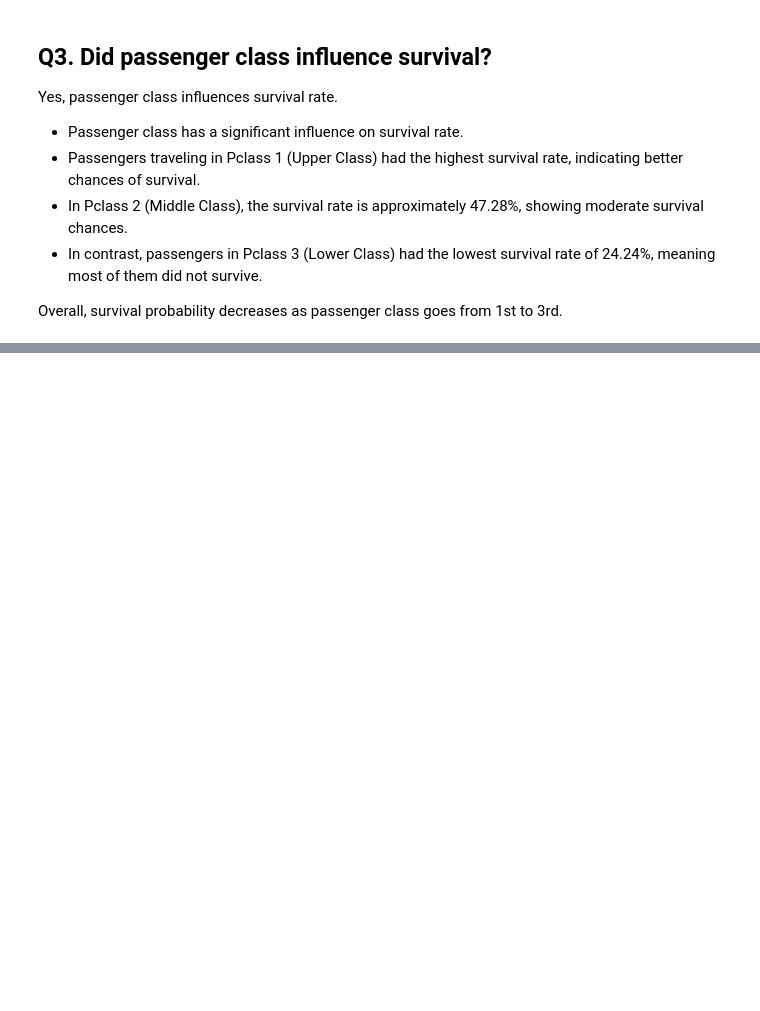
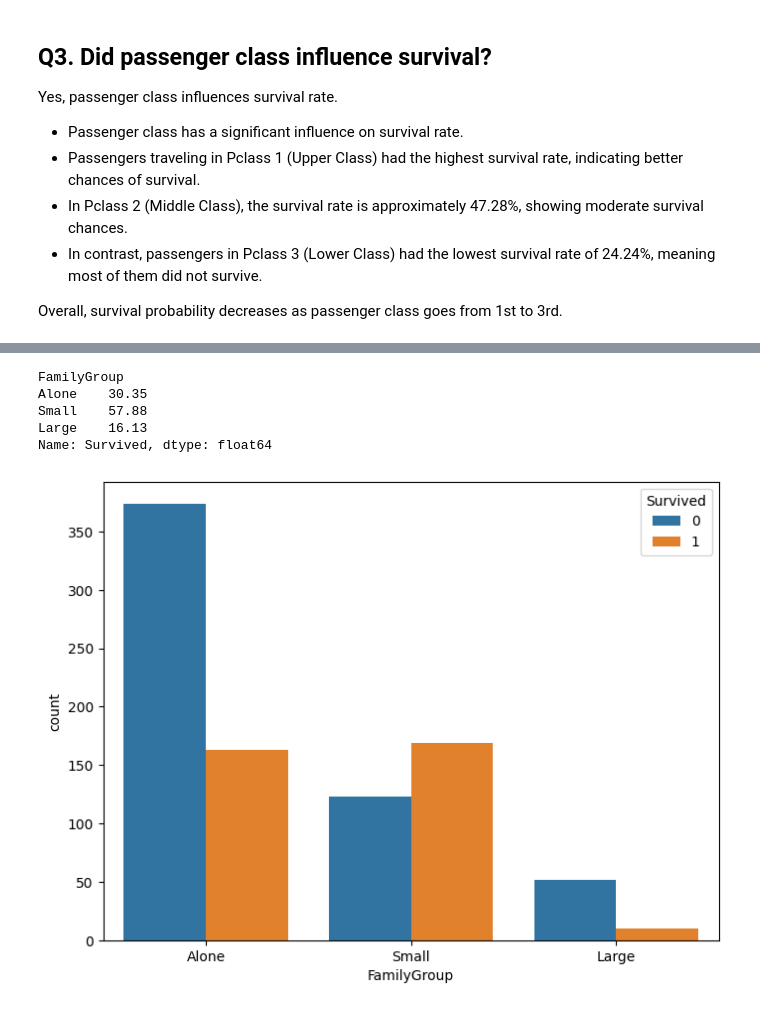
Before and after one commit to CodebySiyam/Hands-On-Data-Analysis-and-ML, a Jupyter notebook: titanic-survival-analysis/titanic_logistic_regression.ipynb, the cells around one changed output, grey strips where cells are left out. Saved outputs shown, nothing was run; the diff lists cells and outputs as text; code cells hidden in the pictures; blank space fills up the shorter version.

Commit message:
complete data analysis part

```diff
--- a/titanic-survival-analysis/titanic_logistic_regression.ipynb
+++ b/titanic-survival-analysis/titanic_logistic_regression.ipynb
@@ -398,3 +399,9 @@ Yes, passenger class influences survival rate.
  - In contrast, passengers in Pclass 3 (Lower Class) had the lowest survival rate of 24.24%, meaning most of them did not survive.
 
 Overall, survival probability decreases as passenger class goes from 1st to 3rd.
+# %%
+# create a new column 'Family_size' with add 'SibSp' and 'Parch'
+df['Family_size'] = df['SibSp'] + df['Parch']
+# %%
+# drop SibSp and Parch columns
+df.drop(columns=['SibSp','Parch'], inplace=True)
@@ -400,0 +412,7 @@ Overall, survival probability decreases as passenger class goes from 1st to 3rd.
+# %%
+# create new column 'FamilyGroup' according to family size
+df['FamilyGroup'] = pd.cut(
+    df['Family_size'],
+    bins=[-1, 0, 3, 10],
+    labels=['Alone', 'Small', 'Large']
+)
@@ -400,0 +428,16 @@ Overall, survival probability decreases as passenger class goes from 1st to 3rd.
+# %%
+# find survival rate for different family size
+np.round(df.groupby('FamilyGroup')['Survived'].mean()*100, 2)
+# %% [output]
+FamilyGroup
+Alone    30.35
+Small    57.88
+Large    16.13
+Name: Survived, dtype: float64
+# %%
+# number of survivors according to 'FamilySize'
+plt.figure(figsize=(8,6))
+sns.countplot(data=df, x='FamilyGroup', hue='Survived')
+plt.show()
+# %% [output]
+[figure, added]
```
Also changed, not shown: parts of 21 cells of this notebook.
